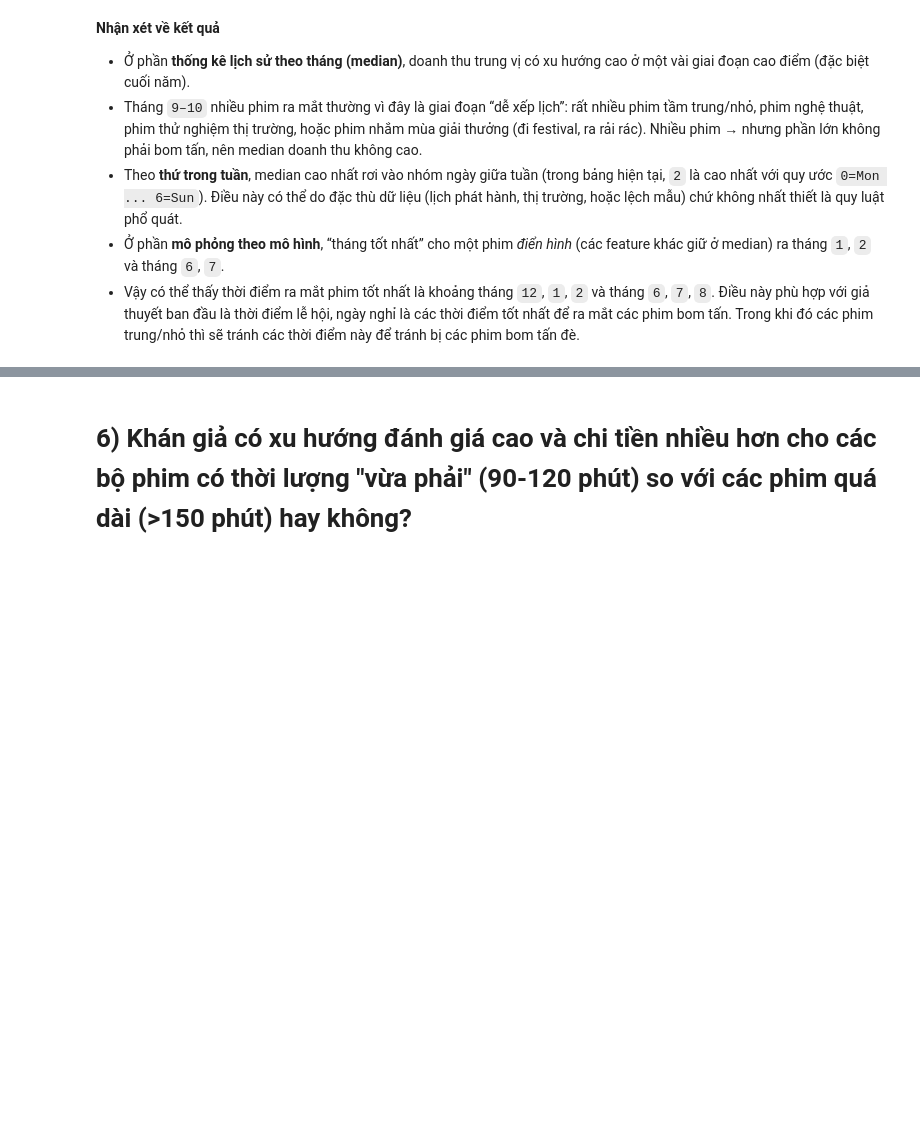
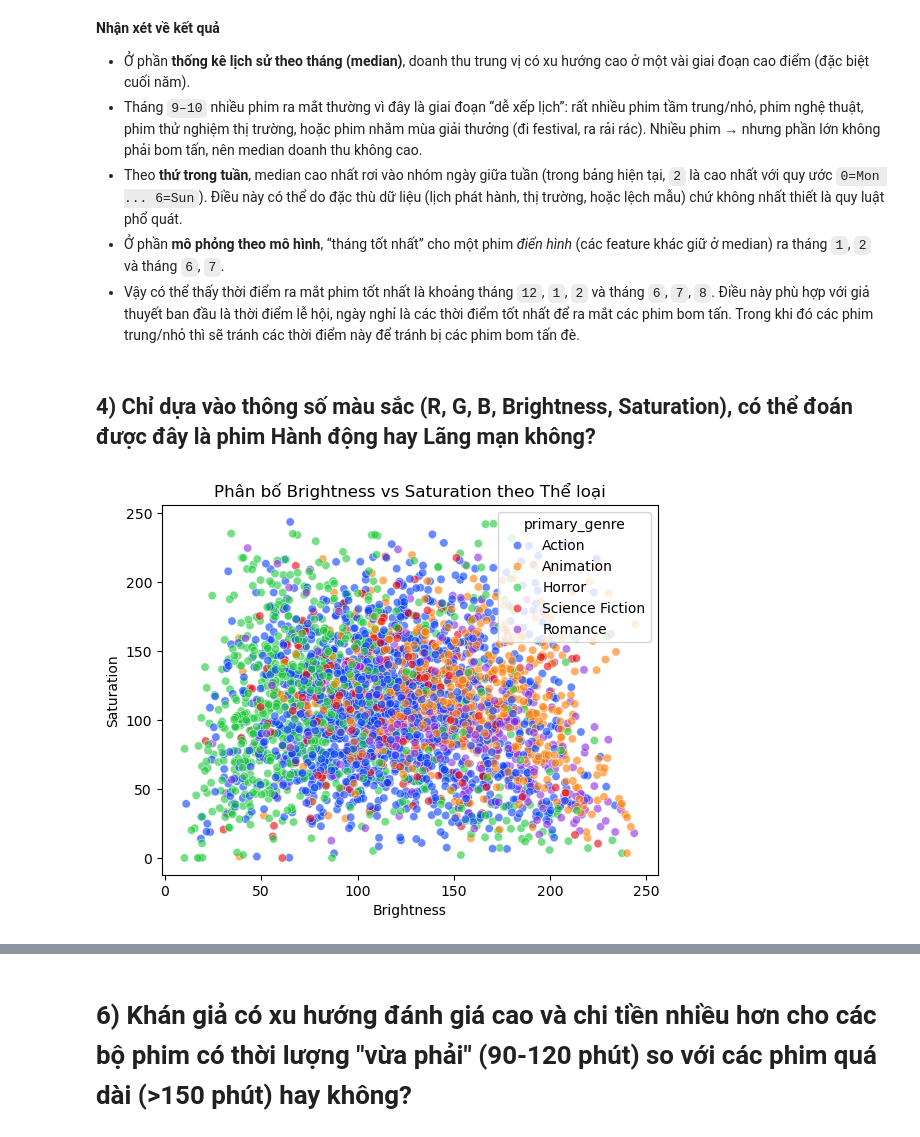
Before and after one commit to tdat1465/movie-revenue-predictor, a Jupyter notebook: Final/Meaningful_Question.ipynb, the cells around one changed output, grey strips where cells are left out. Saved outputs shown, nothing was run; the diff lists cells and outputs as text; code cells hidden in the pictures; blank space fills up the shorter version.

```diff
--- a/Final/Meaningful_Question.ipynb
+++ b/Final/Meaningful_Question.ipynb
@@ -677,3 +685,58 @@ Best month by model simulation (typical movie): 1
 - Theo **thứ trong tuần**, median cao nhất rơi vào nhóm ngày giữa tuần (trong bảng hiện tại, `2` là cao nhất với quy ước `0=Mon ... 6=Sun`). Điều này có thể do đặc thù dữ liệu (lịch phát hành, thị trường, hoặc lệch mẫu) chứ không nhất thiết là quy luật phổ quát.
 - Ở phần **mô phỏng theo mô hình**, “tháng tốt nhất” cho một phim *điển hình* (các feature khác giữ ở median) ra tháng `1`, `2` và tháng `6`, `7`.
 - Vậy có thể thấy thời điểm ra mắt phim tốt nhất là khoảng tháng `12`, `1`, `2` và tháng `6`, `7`, `8`. Điều này phù hợp với giả thuyết ban đầu là thời điểm lễ hội, ngày nghỉ là các thời điểm tốt nhất để ra mắt các phim bom tấn. Trong khi đó các phim trung/nhỏ thì sẽ tránh các thời điểm này để tránh bị các phim bom tấn đè.
+# %% [markdown]
+## 4) Chỉ dựa vào thông số màu sắc (R, G, B, Brightness, Saturation), có thể đoán được đây là phim Hành động hay Lãng mạn không?
+# %%
+df = pd.read_csv(DATA_PATH)
+
+# 2. Preprocessing
+# Chỉ lấy các dòng có dữ liệu poster
+poster_features = ['poster_brightness', 'poster_saturation', 'poster_dom_r', 'poster_dom_g', 'poster_dom_b']
+df = df.dropna(subset=poster_features)
+
+# Xử lý Genre: Lấy genre đầu tiên làm Primary Genre
+def get_primary_genre(x):
+    if pd.isna(x): return None
+    genres = [g.strip() for g in str(x).split(',')]
+    if not genres: return None
+    return genres[0]
+
+df['primary_genre'] = df['genres'].apply(get_primary_genre)
+
+# Lọc ra các thể loại tiêu biểu để so sánh cho rõ (Action, Romance, Horror, Animation)
+# Như đề bài gợi ý: "Hành động hay Lãng mạn"
+target_genres = ['Action', 'Romance', 'Horror', 'Animation', 'Science Fiction']
+df_subset = df[df['primary_genre'].isin(target_genres)].copy()
+
+# 3. Prepare Data for ML
+X = df_subset[poster_features]
+y = df_subset['primary_genre']
+
+# Encode labels
+le = LabelEncoder()
+y_encoded = le.fit_transform(y)
+
+# Split
+X_train, X_test, y_train, y_test = train_test_split(X, y_encoded, test_size=0.3, random_state=42, stratify=y_encoded)
+
+# 4. Train Models
+# KNN
+knn = KNeighborsClassifier(n_neighbors=15)
+knn.fit(X_train, y_train)
+y_pred_knn = knn.predict(X_test)
+
+# Decision Tree
+dt = DecisionTreeClassifier(max_depth=4, random_state=42)
+dt.fit(X_train, y_train)
+y_pred_dt = dt.predict(X_test)
+
+# 5. Visualization
+# Plot 1: Scatter Plot Brightness vs Saturation
+sns.scatterplot(data=df_subset, x='poster_brightness', y='poster_saturation', hue='primary_genre', alpha=0.6, palette='bright')
+plt.title('Phân bố Brightness vs Saturation theo Thể loại')
+plt.xlabel('Brightness')
+plt.ylabel('Saturation')
+plt.show()
+# %% [output]
+[figure, added]
```
Also changed, not shown: parts of 22 cells of this notebook.
